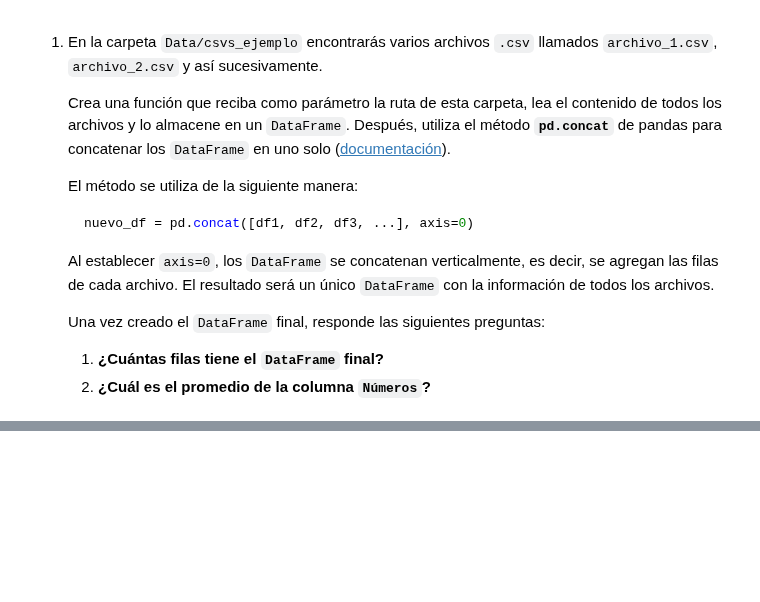
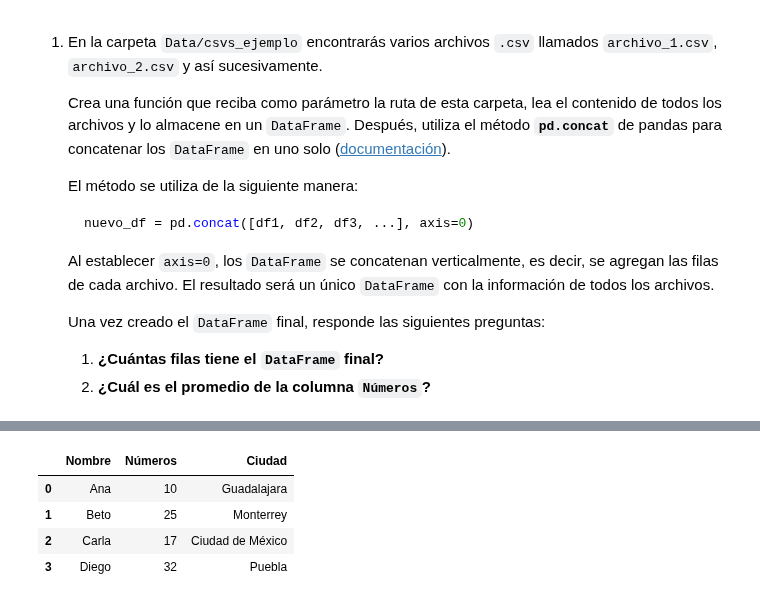
Before and after one commit to Santiago-CS/Procesamiento-de-datos, a Jupyter notebook: Modulo I/1.2.- Extracción_Archivos_CSV.ipynb, the cells around one changed output, grey strips where cells are left out. Cells and saved outputs as stored; diff of their text form; code cells hidden in the pictures; blank space fills up the shorter version.

```diff
--- a/Modulo I/1.2.- Extracción_Archivos_CSV.ipynb
+++ b/Modulo I/1.2.- Extracción_Archivos_CSV.ipynb
@@ -91,0 +188,9 @@ print(df_comp.dtypes)
+# %%
+nuevo_df = pd.concat([nuevo_df, df1], axis=0, ignore_index = True)
+nuevo_df
+# %% [output]
+|  | Nombre | Números | Ciudad |
+| 0 | Ana | 10 | Guadalajara |
+| 1 | Beto | 25 | Monterrey |
+| 2 | Carla | 17 | Ciudad de México |
+| 3 | Diego | 32 | Puebla |
```
Also changed, not shown: parts of 16 cells of this notebook, 1 other file.
